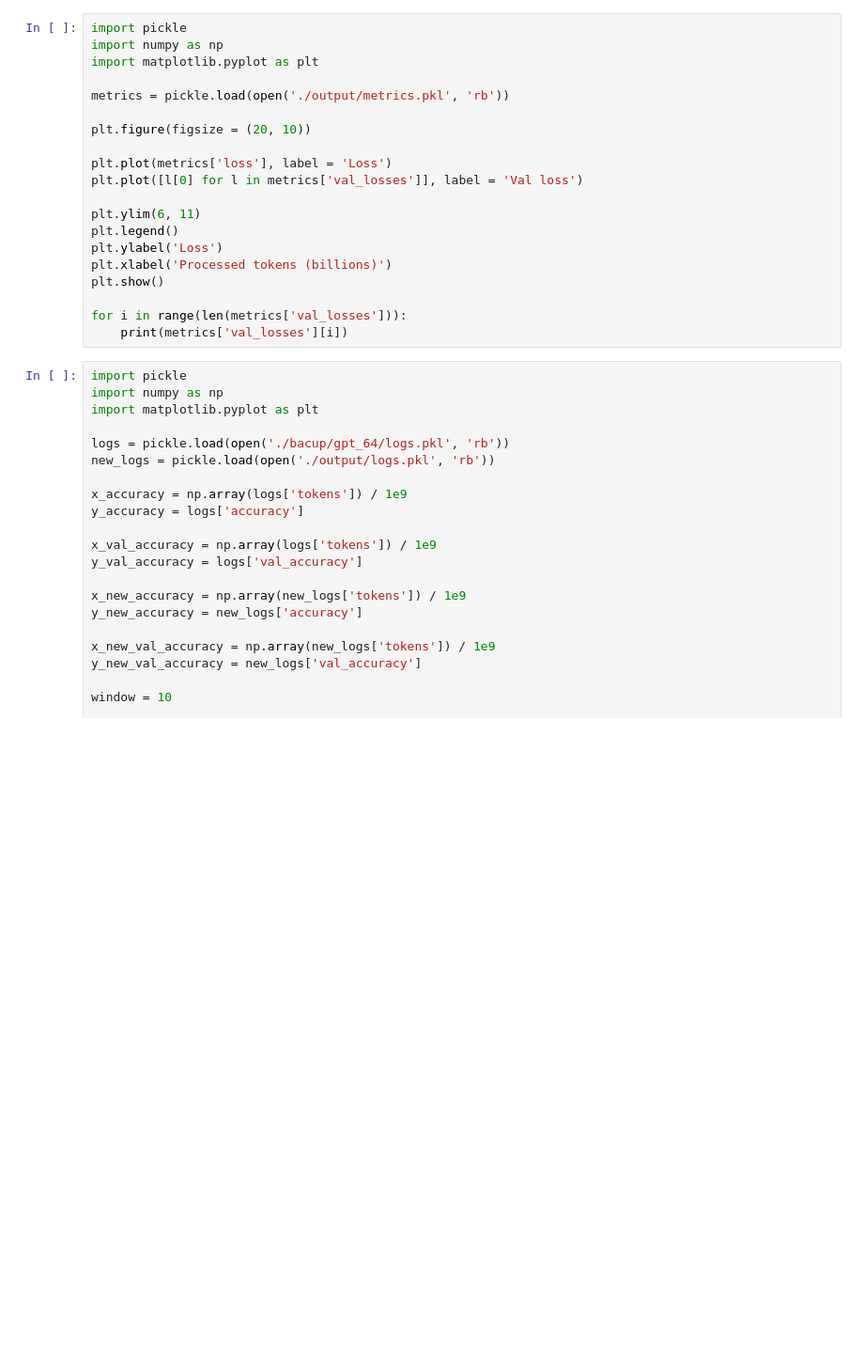
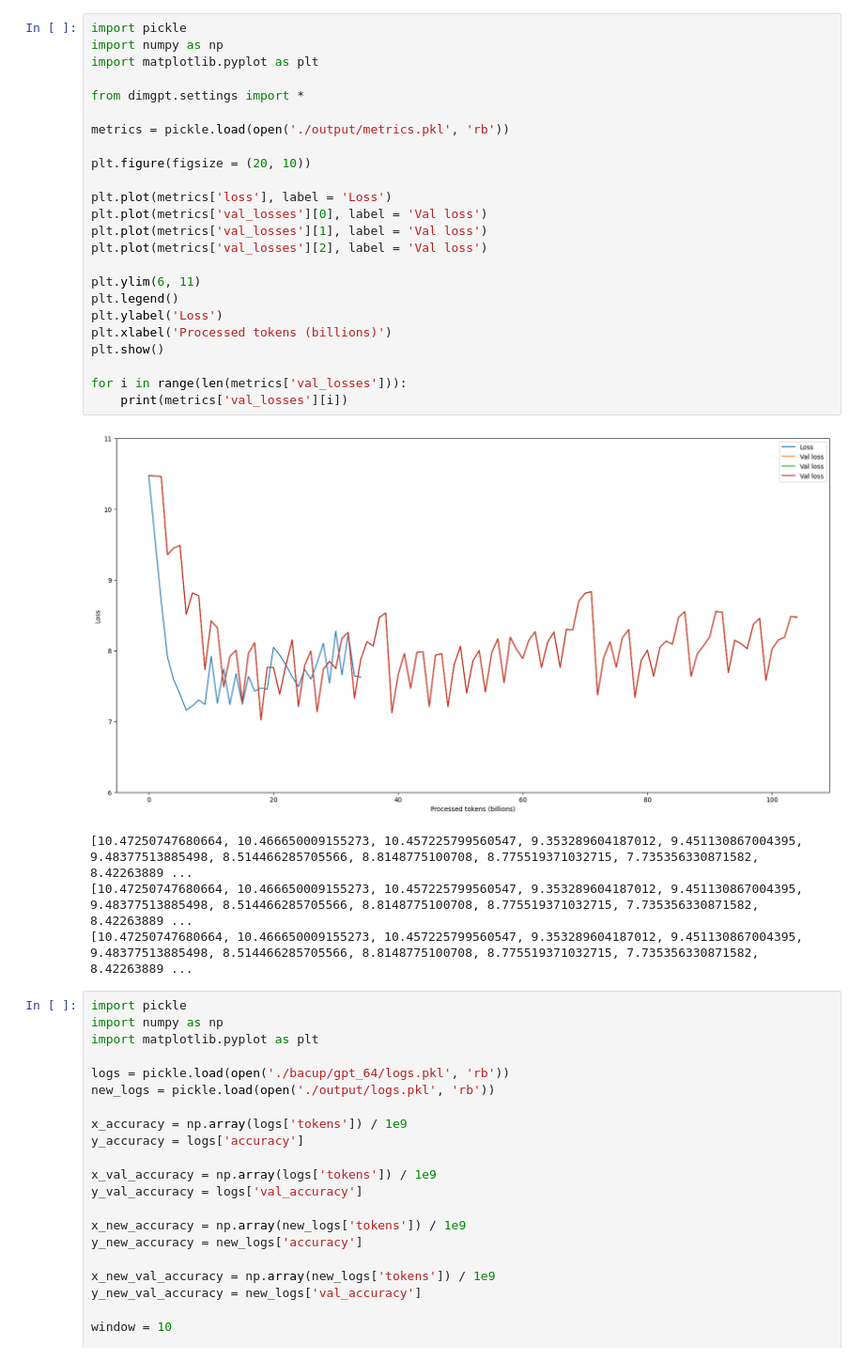
Before and after one commit to angeluriot/Language_model, a Jupyter notebook: tests.ipynb, the cells around one changed output. Shown at 94% size. Cells and saved outputs as stored; diff of their text form; blank space fills up the shorter version.

```diff
--- a/tests.ipynb
+++ b/tests.ipynb
@@ -1,23 +1,32 @@
 # %%
 import pickle
 import numpy as np
 import matplotlib.pyplot as plt
+
+from dimgpt.settings import *
 
 metrics = pickle.load(open('./output/metrics.pkl', 'rb'))
 
 plt.figure(figsize = (20, 10))
 
 plt.plot(metrics['loss'], label = 'Loss')
-plt.plot([l[0] for l in metrics['val_losses']], label = 'Val loss')
+plt.plot(metrics['val_losses'][0], label = 'Val loss')
+plt.plot(metrics['val_losses'][1], label = 'Val loss')
+plt.plot(metrics['val_losses'][2], label = 'Val loss')
 
 plt.ylim(6, 11)
 plt.legend()
 plt.ylabel('Loss')
 plt.xlabel('Processed tokens (billions)')
 plt.show()
 
 for i in range(len(metrics['val_losses'])):
 	print(metrics['val_losses'][i])
+# %% [output]
+[figure, added]
+[10.47250747680664, 10.466650009155273, 10.457225799560547, 9.353289604187012, 9.451130867004395, 9.48377513885498, 8.514466285705566, 8.8148775100708, 8.775519371032715, 7.735356330871582, 8.42263889 ...
+[10.47250747680664, 10.466650009155273, 10.457225799560547, 9.353289604187012, 9.451130867004395, 9.48377513885498, 8.514466285705566, 8.8148775100708, 8.775519371032715, 7.735356330871582, 8.42263889 ...
+[10.47250747680664, 10.466650009155273, 10.457225799560547, 9.353289604187012, 9.451130867004395, 9.48377513885498, 8.514466285705566, 8.8148775100708, 8.775519371032715, 7.735356330871582, 8.42263889 ...
 # %%
 import pickle
 import numpy as np
```
Also changed, not shown: 1 other file.
